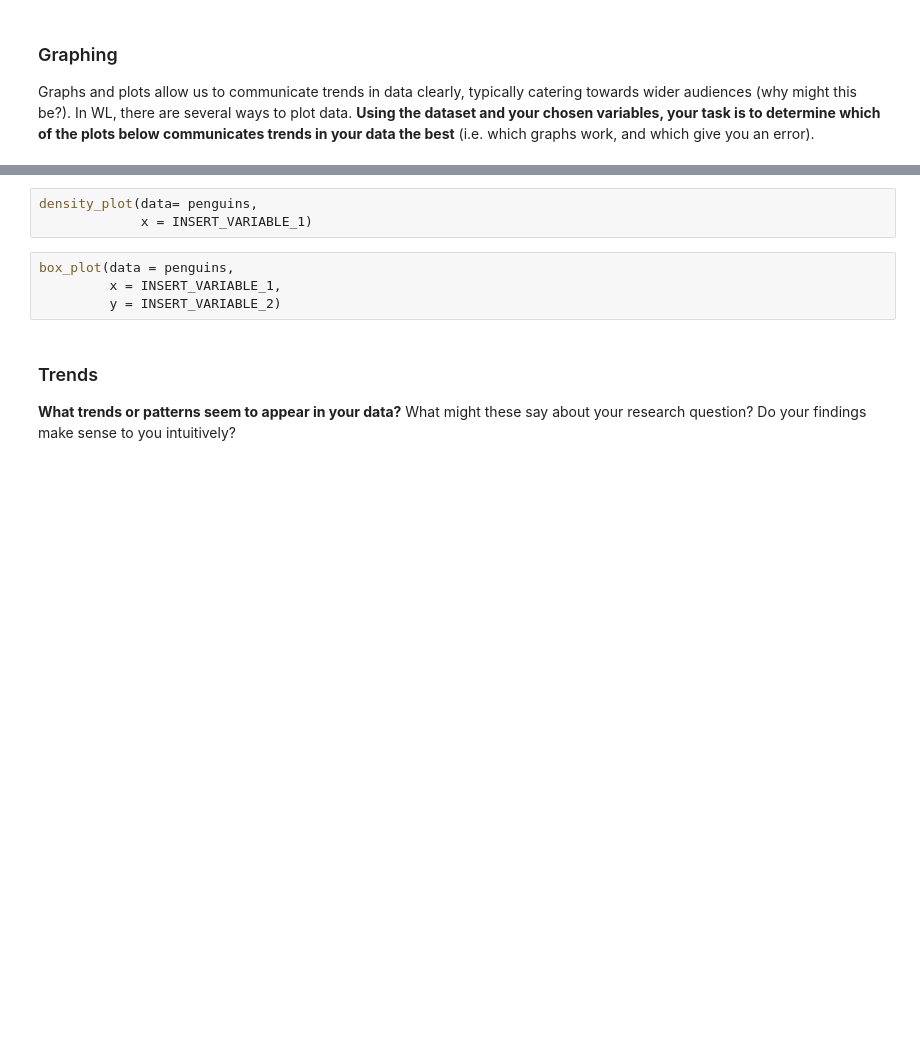
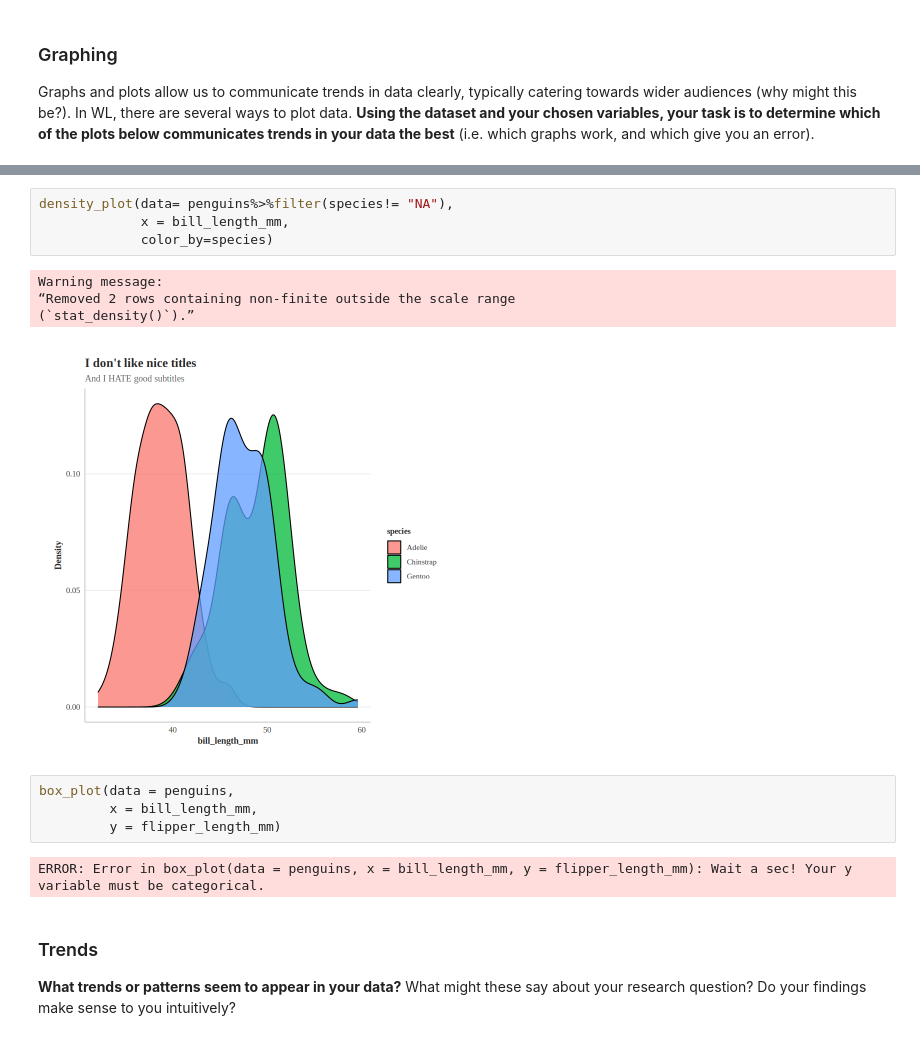
Before and after one commit to pishoy-coder/Unit0, a Jupyter notebook: ApResearchCT_BIO.ipynb, the cells around one changed output, grey strips where cells are left out. Drawn from its saved outputs; the diff is of its cells as text; blank space fills up the shorter version.

```diff
--- a/ApResearchCT_BIO.ipynb
+++ b/ApResearchCT_BIO.ipynb
@@ -132,10 +162,18 @@ scatter_plot(data = penguins,
 # %%
-density_plot(data= penguins,
-             x = INSERT_VARIABLE_1)
+density_plot(data= penguins%>%filter(species!= "NA"),
+             x = bill_length_mm,
+             color_by=species)
+# %% [output]
+Warning message:
+“Removed 2 rows containing non-finite outside the scale range
+(`stat_density()`).”
+[figure, added]
 # %%
 box_plot(data = penguins,
-         x = INSERT_VARIABLE_1,
-         y = INSERT_VARIABLE_2)
+         x = bill_length_mm,
+         y = flipper_length_mm)
+# %% [output]
+ERROR: Error in box_plot(data = penguins, x = bill_length_mm, y = flipper_length_mm): Wait a sec! Your y variable must be categorical.
 # %% [markdown]
 ### Trends
 
```
Also changed, not shown: parts of 12 cells of this notebook.
